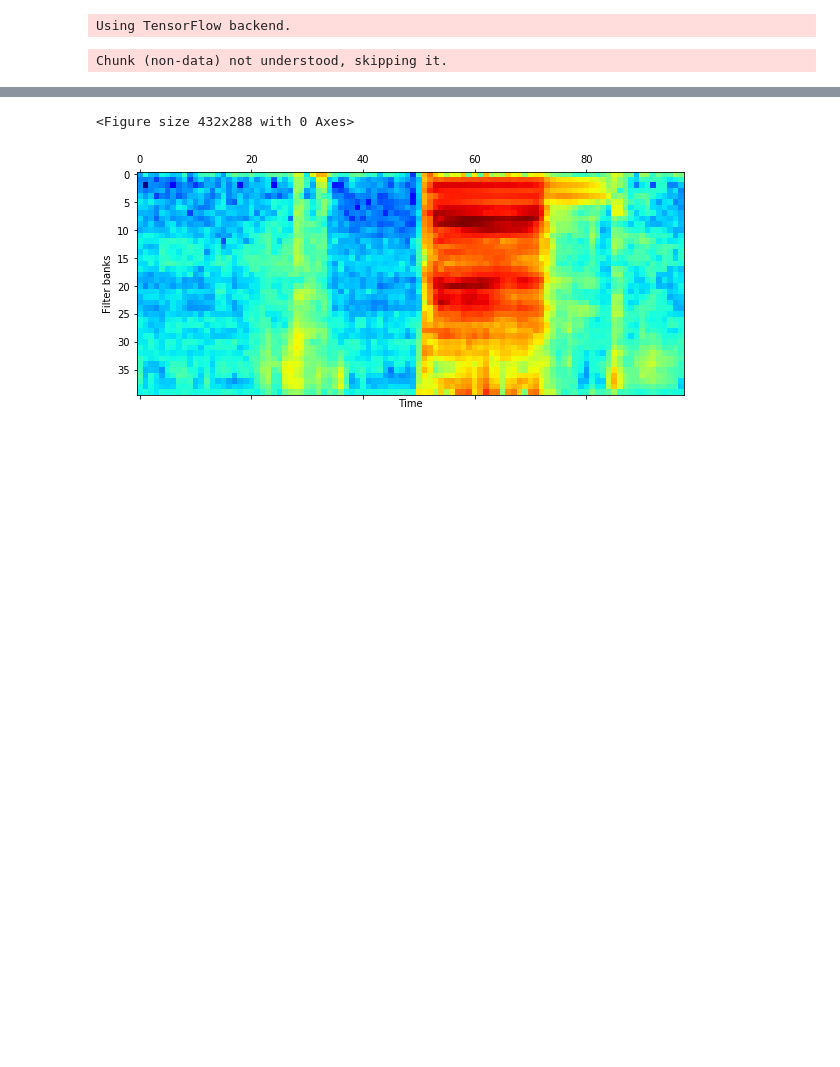
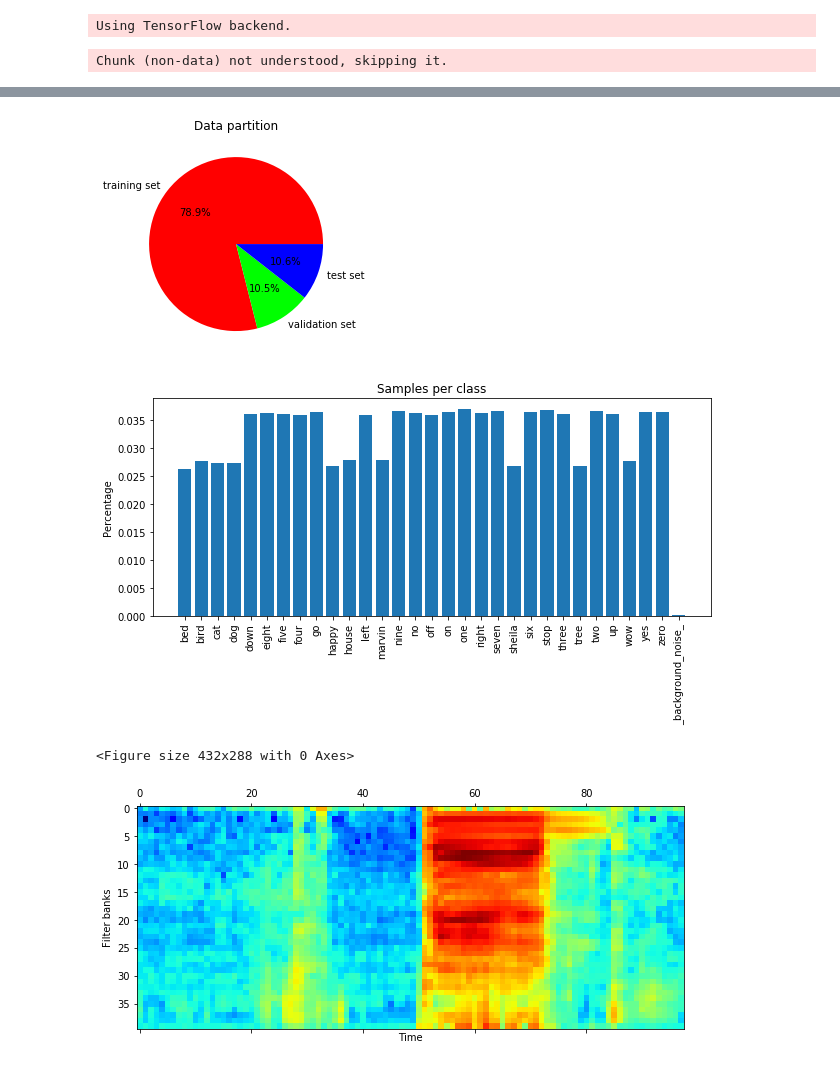
Before and after one commit to Fede5991/HumanDataAnalytics, a Jupyter notebook: Project1.ipynb, the cells around one changed output, grey strips where cells are left out. Drawn from its saved outputs; the diff is of its cells as text; code cells hidden in the pictures; blank space fills up the shorter version.

Commit message:
2 Updates
Split data in training,validation,test
confusion matrix

```diff
--- a/Project1.ipynb
+++ b/Project1.ipynb
@@ -125,25 +126,3 @@ def creation_filterbank(fs,signal):
         filter_banks = 20 * np.log10(filter_banks)
         filter_banks -= (np.mean(filter_banks,axis=0)+1e-8)
         return filter_banks,len(signal)
-# %%
-folders = os.listdir('./audio_files')
-classes = 0
-words_name = []
-samples = 0
-dataset = []
-output = []
-for folder in tqdm(folders):
-    entries = os.listdir('./audio_files'+'/'+folder)
-    for entry in entries:
-        fs, signal = wavfile.read('./audio_files'+'/'+folder+'/'+entry)
-        filter_banks,length=creation_filterbank(fs,signal)
-        if (len(signal)==16000):
-            dataset.append(filter_banks)
-            output.append(classes)
-            samples = samples+1
-            if len(words_name)>0:
-                if words_name[-1]!=folder:
-                    words_name.append(folder)
-            else:
-                words_name.append(folder)
-    classes=classes+1
@@ -150,3 +187,24 @@ for folder in tqdm(folders):
+# %%
+tot = np.sum(class_samples)
+class_samples/=tot
+labels = ['training set','validation set','test set']
+colors = [[1,0,0],[0,1,0],[0,0,1]]
+x=[len(dataset1),len(dataset2),len(dataset3)]
+
+plt.figure()
+plt.pie(x,labels=labels, autopct='%1.1f%%',colors=colors)
+plt.title('Data partition')
+plt.show()
+
+plt.figure(figsize=(10,4))
+plt.bar(words_name,class_samples)
+plt.title('Samples per class')
+plt.ylabel('Percentage')
+plt.xticks(rotation=90)
+plt.show()
+# %% [output]
+[figure, added]
+[figure, added]
 # %%
 j = 0
 plt.figure()
```
Also changed, not shown: parts of 13 cells of this notebook.
